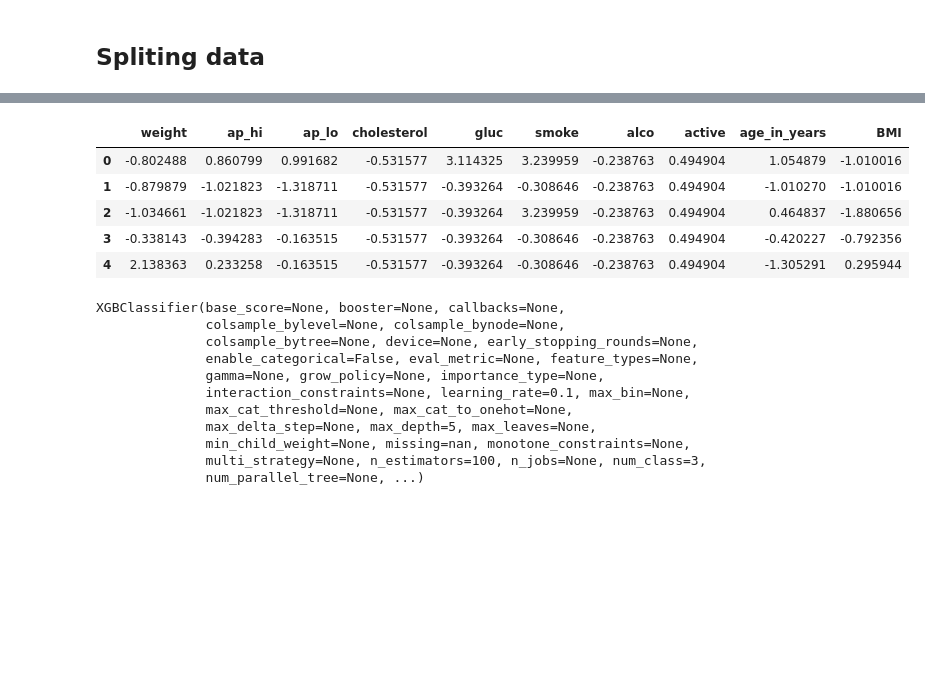
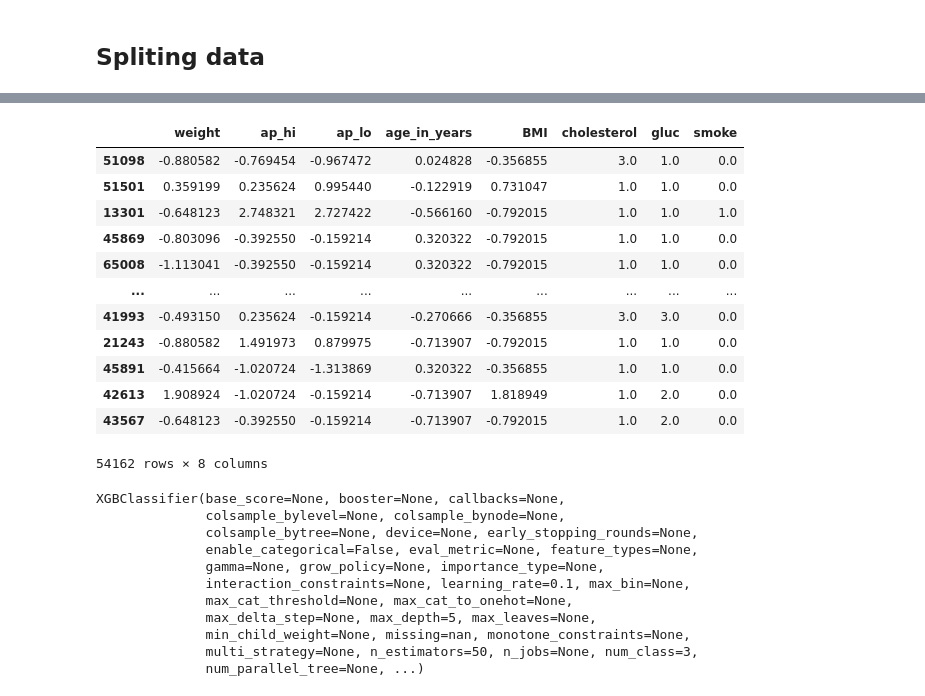
Before and after one commit to Rhushikeshnandodkar/Cardiovascular-prediction, a Jupyter notebook: cardio_prediction.ipynb, the cells around one changed output, grey strips where cells are left out. Cells and saved outputs as stored; diff of their text form; code cells hidden in the pictures; blank space fills up the shorter version.

Commit message:
columntransformer tried

```diff
--- a/cardio_prediction.ipynb
+++ b/cardio_prediction.ipynb
@@ -361,7 +390,12 @@ new_df
 # %%
 x = new_df.drop("cardio", axis=1)
 y = new_df['cardio']
+# %%
+x_transformed = preprocessor.fit_transform(x)
+# %%
+transformed_columns = numeric_features + [col for col in x.columns if col not in numeric_features]
+x_transformed_df = pd.DataFrame(x_transformed, columns=transformed_columns)
 # %%
-x_train, x_test, y_train, y_test = train_test_split(x, y, test_size=0.3, random_state=0)
+x_train, x_test, y_train, y_test = train_test_split(x_transformed_df, y, test_size=0.2, random_state=0)
 x_train.shape, y_train.shape
 # %% [output]
@@ -369,5 +412,5 @@ x_train.shape, y_train.shape
 # %%
-scaler = StandardScaler()
-scaler.fit(x_train)
-x_train_scaled = scaler.transform(x_train)
-x_test_scaled = scaler.transform(x_test)
+# scaler = StandardScaler()
+# scaler.fit(x_train)
+# x_train_scaled = scaler.transform(x_train)
+# x_test_scaled = scaler.transform(x_test)
@@ -378,12 +423,19 @@ x_test_scaled = pd.DataFrame(x_test_scaled, columns = x_test.columns)
 # %%
-x_train_scaled.head()
+x_train
 # %% [output]
-|  | weight | ap_hi | ap_lo | cholesterol | gluc | smoke | alco | active | age_in_years | BMI |
-| 0 | -0.802488 | 0.860799 | 0.991682 | -0.531577 | 3.114325 | 3.239959 | -0.238763 | 0.494904 | 1.054879 | -1.010016 |
-| 1 | -0.879879 | -1.021823 | -1.318711 | -0.531577 | -0.393264 | -0.308646 | -0.238763 | 0.494904 | -1.010270 | -1.010016 |
-| 2 | -1.034661 | -1.021823 | -1.318711 | -0.531577 | -0.393264 | 3.239959 | -0.238763 | 0.494904 | 0.464837 | -1.880656 |
-| 3 | -0.338143 | -0.394283 | -0.163515 | -0.531577 | -0.393264 | -0.308646 | -0.238763 | 0.494904 | -0.420227 | -0.792356 |
-| 4 | 2.138363 | 0.233258 | -0.163515 | -0.531577 | -0.393264 | -0.308646 | -0.238763 | 0.494904 | -1.305291 | 0.295944 |
+|  | weight | ap_hi | ap_lo | age_in_years | BMI | cholesterol | gluc | smoke |
+| 51098 | -0.880582 | -0.769454 | -0.967472 | 0.024828 | -0.356855 | 3.0 | 1.0 | 0.0 |
+| 51501 | 0.359199 | 0.235624 | 0.995440 | -0.122919 | 0.731047 | 1.0 | 1.0 | 0.0 |
+| 13301 | -0.648123 | 2.748321 | 2.727422 | -0.566160 | -0.792015 | 1.0 | 1.0 | 1.0 |
+| 45869 | -0.803096 | -0.392550 | -0.159214 | 0.320322 | -0.792015 | 1.0 | 1.0 | 0.0 |
+| 65008 | -1.113041 | -0.392550 | -0.159214 | 0.320322 | -0.792015 | 1.0 | 1.0 | 0.0 |
+| ... | ... | ... | ... | ... | ... | ... | ... | ... |
+| 41993 | -0.493150 | 0.235624 | -0.159214 | -0.270666 | -0.356855 | 3.0 | 3.0 | 0.0 |
+| 21243 | -0.880582 | 1.491973 | 0.879975 | -0.713907 | -0.792015 | 1.0 | 1.0 | 0.0 |
+| 45891 | -0.415664 | -1.020724 | -1.313869 | 0.320322 | -0.356855 | 1.0 | 1.0 | 0.0 |
+| 42613 | 1.908924 | -1.020724 | -0.159214 | -0.713907 | 1.818949 | 1.0 | 2.0 | 0.0 |
+| 43567 | -0.648123 | -0.392550 | -0.159214 | -0.713907 | -0.792015 | 1.0 | 2.0 | 0.0 |
+54162 rows × 8 columns
 # %%
 from sklearn.linear_model import LogisticRegression
 from sklearn.neighbors import KNeighborsClassifier
@@ -409,7 +461,7 @@ model = XGBClassifier( objective='multi:softmax',  # Specify the objective for c
     num_class=3,                # Number of classes (for multiclass classification)
     learning_rate=0.1,
     max_depth=5,
-    n_estimators=100)
+    n_estimators=50)
 model.fit(x_train, y_train)
 # %% [output]
 XGBClassifier(base_score=None, booster=None, callbacks=None,
@@ -421,7 +473,7 @@ XGBClassifier(base_score=None, booster=None, callbacks=None,
               max_cat_threshold=None, max_cat_to_onehot=None,
               max_delta_step=None, max_depth=5, max_leaves=None,
               min_child_weight=None, missing=nan, monotone_constraints=None,
-              multi_strategy=None, n_estimators=100, n_jobs=None, num_class=3,
+              multi_strategy=None, n_estimators=50, n_jobs=None, num_class=3,
               num_parallel_tree=None, ...)
 # %%
 predicted = model.predict(x_test)
```
Also changed, not shown: parts of 24 cells of this notebook.
